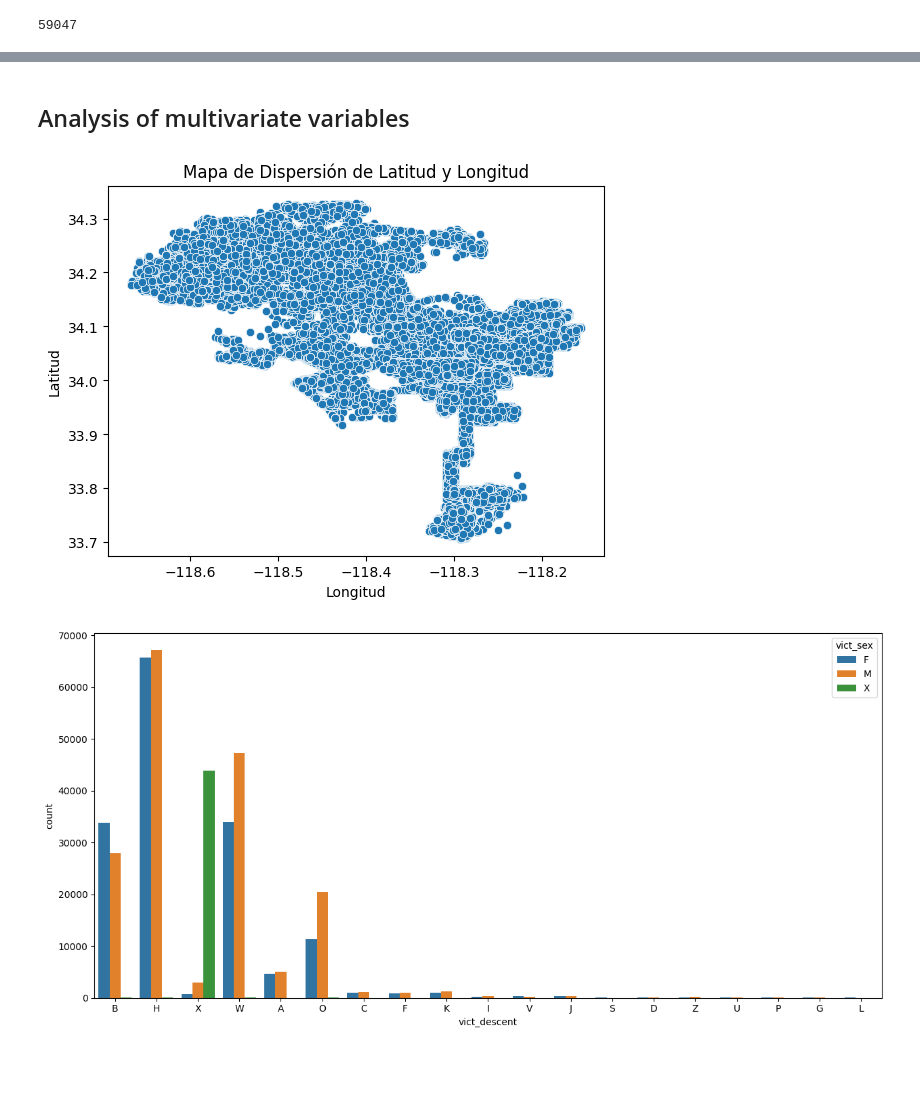
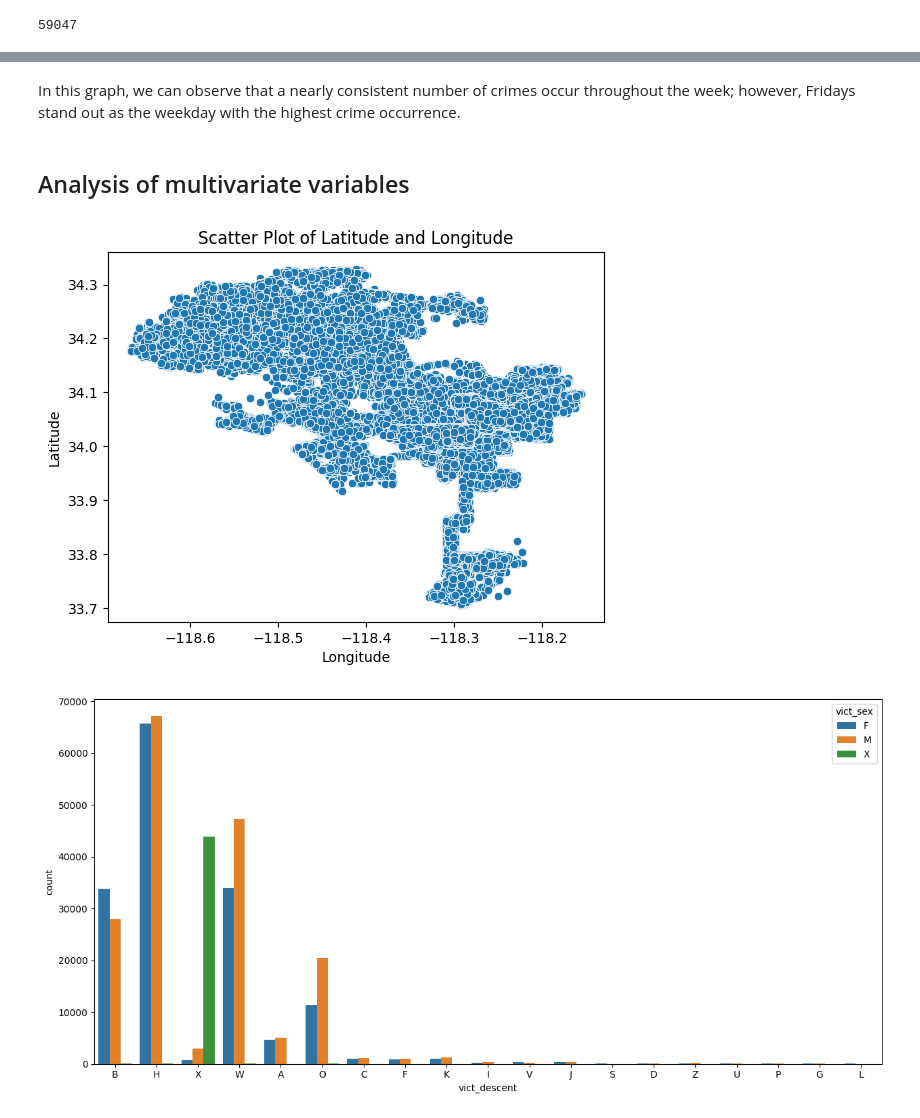
Before and after one commit to LAFG16/final_proyect_crime, a Jupyter notebook: src/04. EDA Crime Data.ipynb, the cells around one changed output, grey strips where cells are left out. Cells and saved outputs as stored; diff of their text form; code cells hidden in the pictures; blank space fills up the shorter version.

```diff
--- a/src/04. EDA Crime Data.ipynb
+++ b/src/04. EDA Crime Data.ipynb
@@ -535,13 +555,20 @@ plt.show()
+# %% [markdown]
+In this graph, we can observe that a nearly consistent number of crimes occur throughout the week; however, Fridays stand out as the weekday with the highest crime occurrence.
 # %% [markdown]
 ## Analysis of multivariate variables
 # %%
-sns.scatterplot(x=total_data['lon'], y=total_data['lat'], data=total_data)
-plt.title('Mapa de Dispersión de Latitud y Longitud')
-plt.xlabel('Longitud')
-plt.ylabel('Latitud')
+# Create a scatter plot to visualize the geographical distribution of data points
+sns.scatterplot(x=total_data["lon"], y=total_data["lat"], data=total_data)
+
+# Configure labels and title
+plt.title("Scatter Plot of Latitude and Longitude")
+plt.xlabel("Longitude")
+plt.ylabel("Latitude")
+
+# Show the plot
 plt.show()
 # %% [output]
-[figure, old version]
+[figure, new version]
 # %%
 plt.figure(figsize=(15, 7))
 
```
Also changed, not shown: parts of 30 cells of this notebook, 4 other files.
